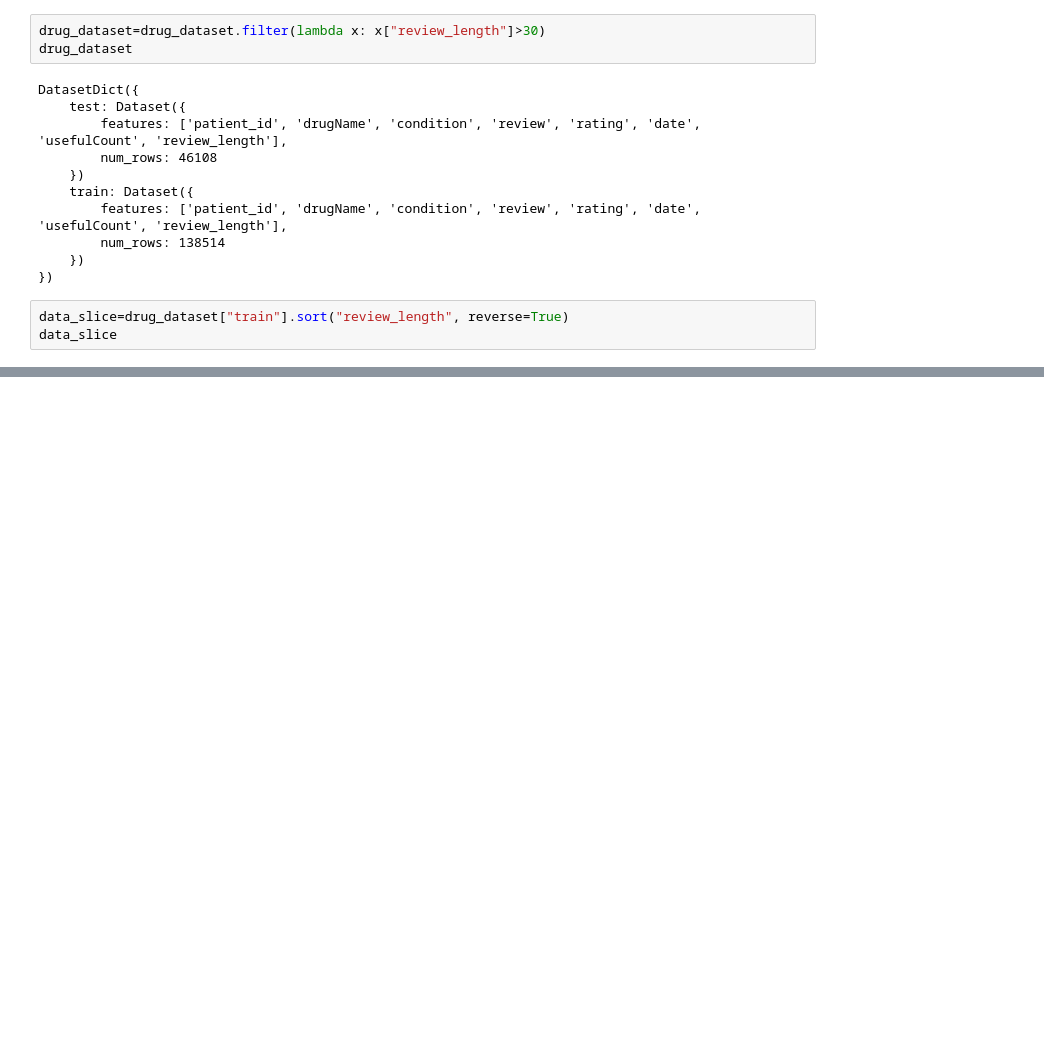
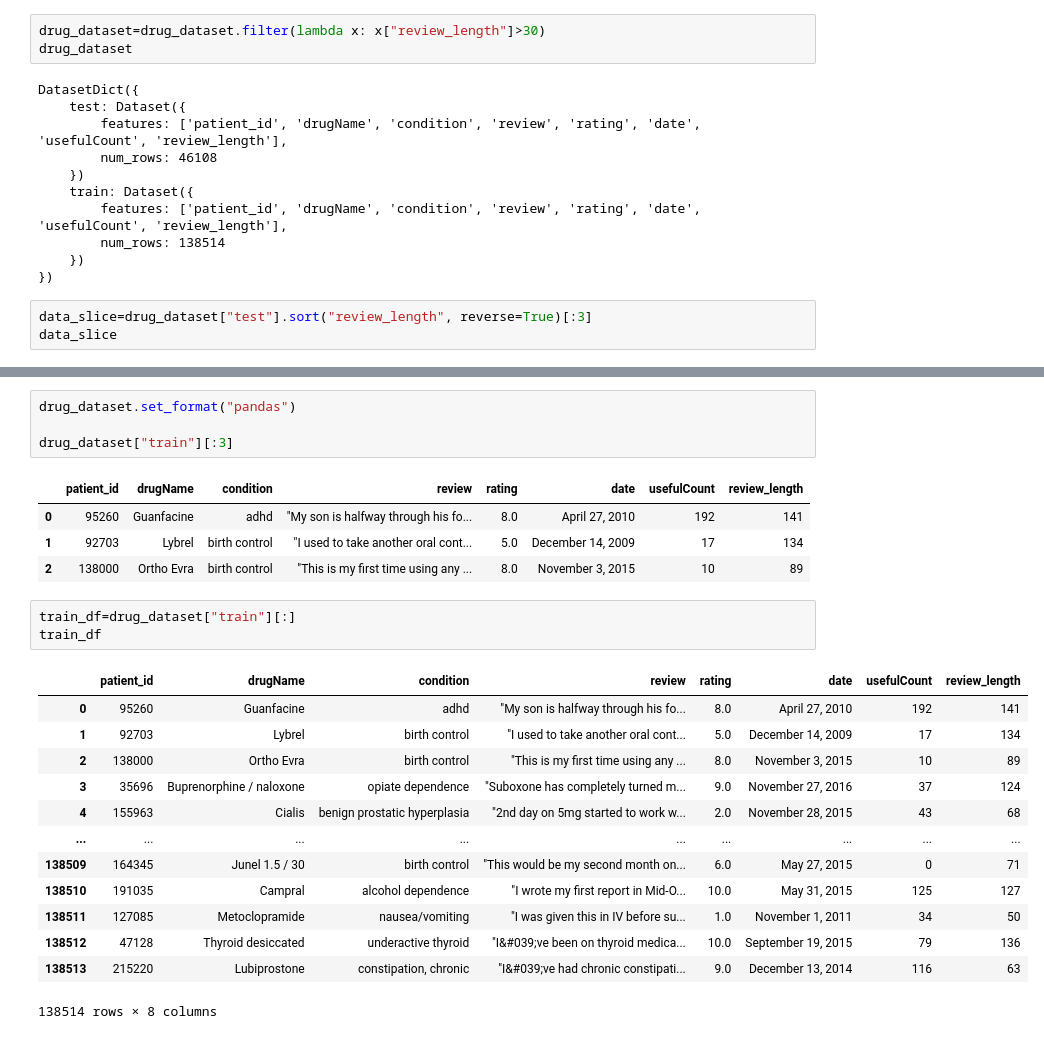
Before and after one commit to j-a-c-k-1/llm-course, a Jupyter notebook: course/en/chapter5/section2.ipynb, the cells around one changed output, grey strips where cells are left out. Saved outputs shown, nothing was run; the diff lists cells and outputs as text; blank space fills up the shorter version.

```diff
--- a/course/en/chapter5/section2.ipynb
+++ b/course/en/chapter5/section2.ipynb
@@ -361,5 +362,5 @@ DatasetDict({
     })
 })
 # %%
-data_slice=drug_dataset["train"].sort("review_length", reverse=True)
+data_slice=drug_dataset["test"].sort("review_length", reverse=True)[:3]
 data_slice
@@ -377,0 +502,26 @@ new_drug_dataset=drug_dataset.map(
+# %%
+drug_dataset.set_format("pandas")
+
+drug_dataset["train"][:3]
+# %% [output]
+|  | patient_id | drugName | condition | review | rating | date | usefulCount | review_length |
+| 0 | 95260 | Guanfacine | adhd | "My son is halfway through his fo... | 8.0 | April 27, 2010 | 192 | 141 |
+| 1 | 92703 | Lybrel | birth control | "I used to take another oral cont... | 5.0 | December 14, 2009 | 17 | 134 |
+| 2 | 138000 | Ortho Evra | birth control | "This is my first time using any ... | 8.0 | November 3, 2015 | 10 | 89 |
+# %%
+train_df=drug_dataset["train"][:]
+train_df
+# %% [output]
+|  | patient_id | drugName | condition | review | rating | date | usefulCount | review_length |
+| 0 | 95260 | Guanfacine | adhd | "My son is halfway through his fo... | 8.0 | April 27, 2010 | 192 | 141 |
+| 1 | 92703 | Lybrel | birth control | "I used to take another oral cont... | 5.0 | December 14, 2009 | 17 | 134 |
+| 2 | 138000 | Ortho Evra | birth control | "This is my first time using any ... | 8.0 | November 3, 2015 | 10 | 89 |
+| 3 | 35696 | Buprenorphine / naloxone | opiate dependence | "Suboxone has completely turned m... | 9.0 | November 27, 2016 | 37 | 124 |
+| 4 | 155963 | Cialis | benign prostatic hyperplasia | "2nd day on 5mg started to work w... | 2.0 | November 28, 2015 | 43 | 68 |
+| ... | ... | ... | ... | ... | ... | ... | ... | ... |
+| 138509 | 164345 | Junel 1.5 / 30 | birth control | "This would be my second month on... | 6.0 | May 27, 2015 | 0 | 71 |
+| 138510 | 191035 | Campral | alcohol dependence | "I wrote my first report in Mid-O... | 10.0 | May 31, 2015 | 125 | 127 |
+| 138511 | 127085 | Metoclopramide | nausea/vomiting | "I was given this in IV before su... | 1.0 | November 1, 2011 | 34 | 50 |
+| 138512 | 47128 | Thyroid desiccated | underactive thyroid | "I&#039;ve been on thyroid medica... | 10.0 | September 19, 2015 | 79 | 136 |
+| 138513 | 215220 | Lubiprostone | constipation, chronic | "I&#039;ve had chronic constipati... | 9.0 | December 13, 2014 | 116 | 63 |
+138514 rows × 8 columns
```
Also changed, not shown: parts of 35 cells of this notebook.
